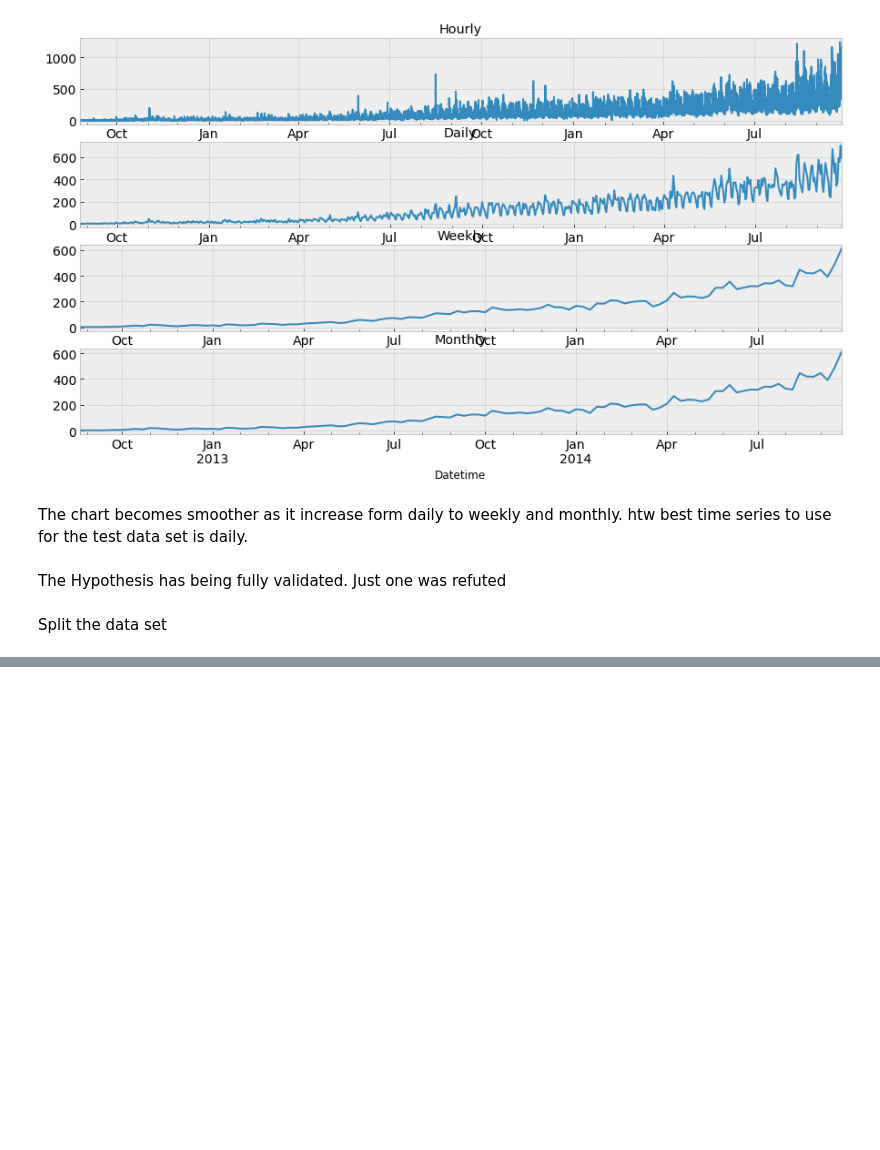
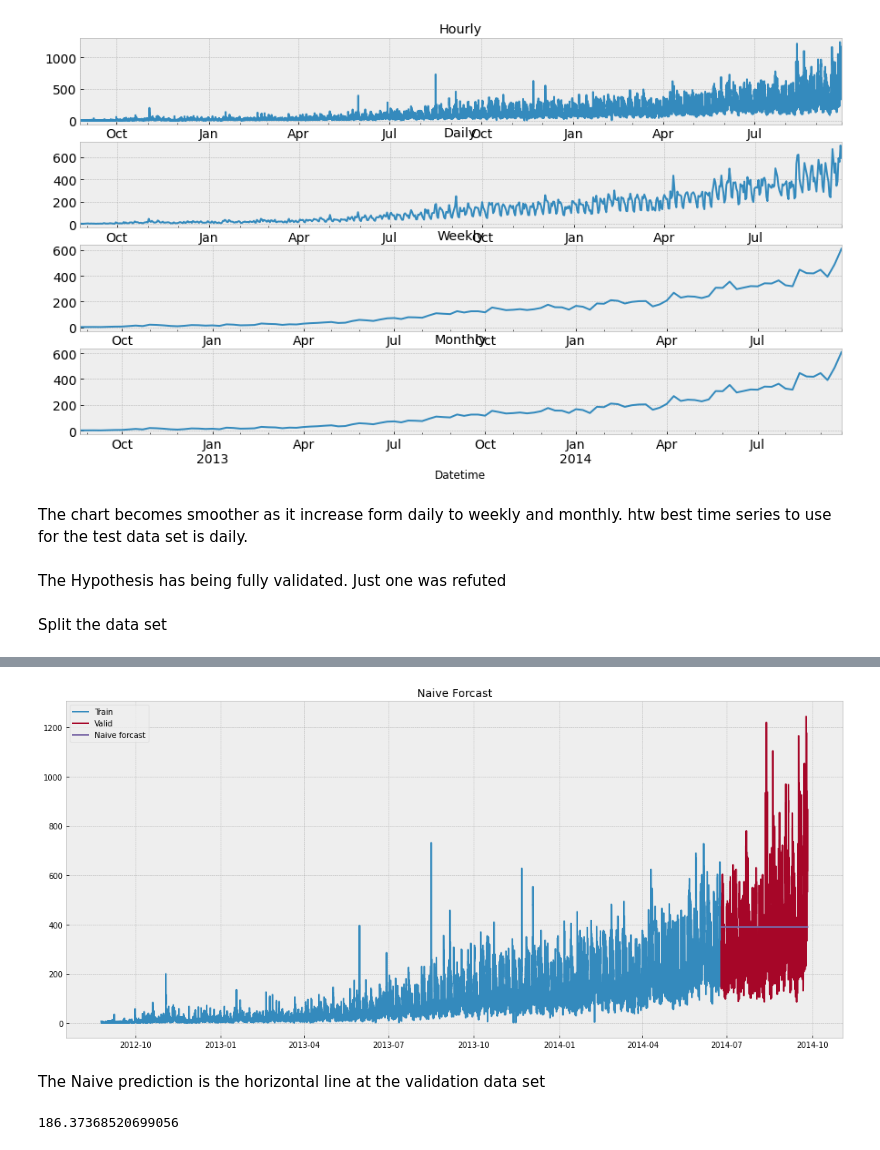
Before and after one commit to Pachinchin/Timeseries-Forecasting, a Jupyter notebook: Time_series.ipynb, the cells around one changed output, grey strips where cells are left out. Cells and saved outputs as stored; diff of their text form; code cells hidden in the pictures; blank space fills up the shorter version.

```diff
--- a/Time_series.ipynb
+++ b/Time_series.ipynb
@@ -201,3 +207,25 @@ Modelling technique
 -Moving average\
 -Simple Exponential Smoothing\
 -Holts’S Linear Trend
+# %%
+#Naive Approach
+tt =np.asarray(Train.Count)
+y_hat =valid.copy()
+y_hat['naive'] = tt[len(tt)-1]
+plt.figure(figsize=(18,8))
+plt.plot(Train.index, Train['Count'], label ='Train')
+plt.plot(valid.index, valid['Count'], label ='Valid')
+plt.plot(y_hat.index, y_hat['naive'], label ='Naive forcast')
+plt.legend(loc ='best')
+plt.title('Naive Forcast')
+plt.show()
+# %% [output]
+[figure, added]
+# %% [markdown]
+The Naive prediction is the horizontal line at the validation data set
+# %%
+#Calculate the RMSE
+rms = sqrt(mse(valid.Count, y_hat.naive))
+print(rms)
+# %% [output]
+186.37368520699056
```
Also changed, not shown: parts of 14 cells of this notebook, 1 other file.
